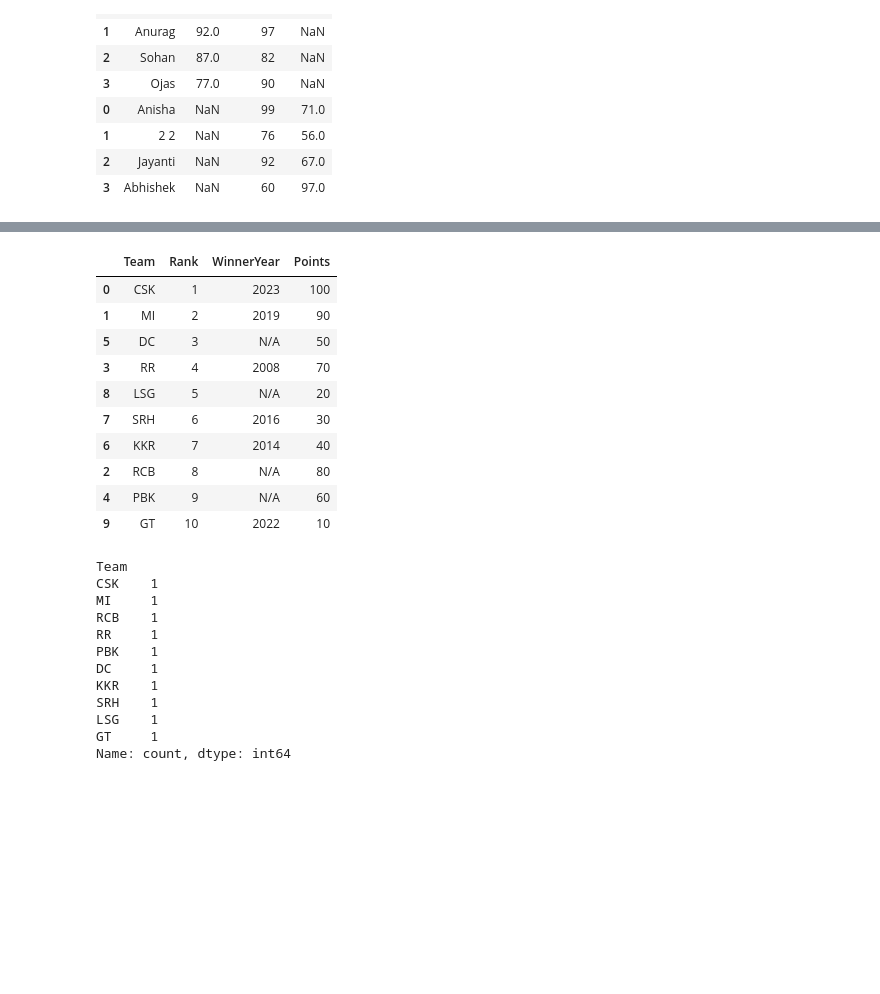
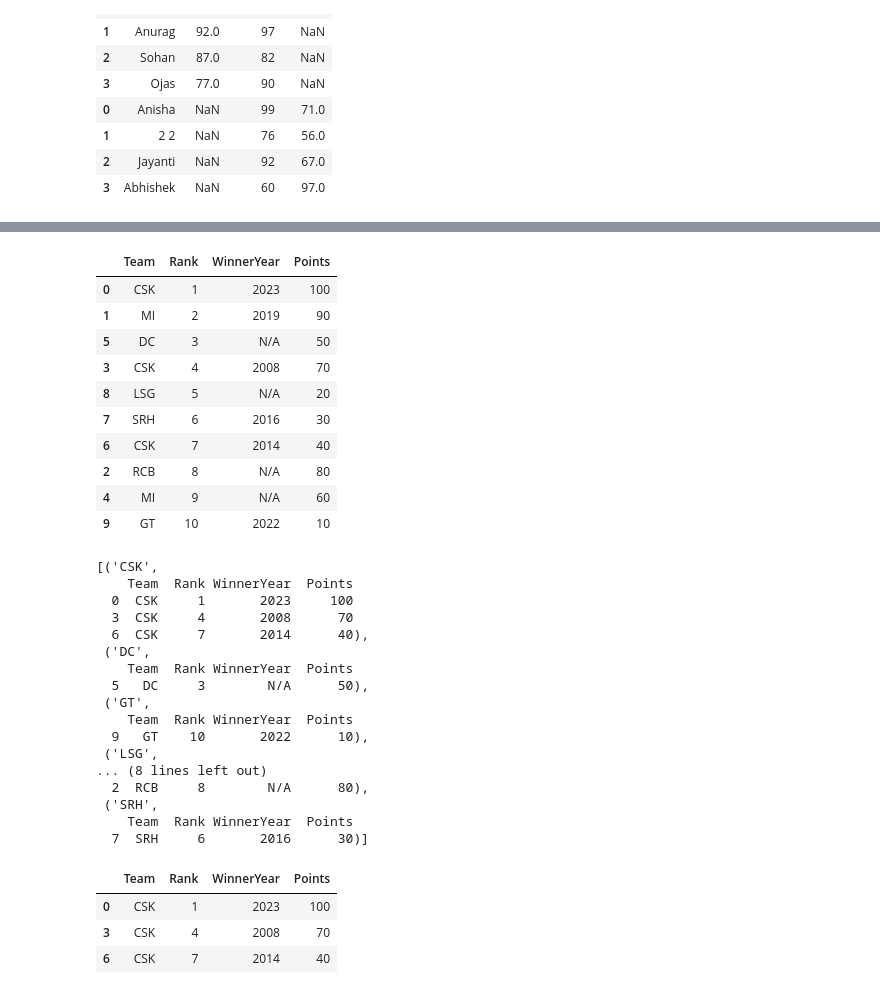
Before and after one commit to SarveshNaik1010/Semester_3, a Jupyter notebook: Data Science/practice.ipynb, the cells around one changed output, grey strips where cells are left out. Drawn from its saved outputs; the diff is of its cells as text; code cells hidden in the pictures; blank space fills up the shorter version.

```diff
--- a/Data Science/practice.ipynb
+++ b/Data Science/practice.ipynb
@@ -45,37 +45,50 @@ pd.concat([s, df1])
 # %%
 iplTeamData = {
-    "Team": ["CSK", "MI", "RCB", "RR", "PBK", "DC", "KKR","SRH" , "LSG", "GT"],
+    "Team": ["CSK", "MI", "RCB", "CSK", "MI", "DC", "CSK","SRH" , "LSG", "GT"],
     "Rank": [1, 2, 8, 4, 9, 3, 7, 6, 5, 10],
     "WinnerYear": [2023, 2019, "N/A", 2008, "N/A", "N/A", 2014, 2016, "N/A", 2022],
     "Points": [100, 90, 80, 70, 60, 50, 40 ,30, 20, 10],
 }
 
-teamsTable = (pd.DataFrame(iplTeamData))
+teamsTable = pd.DataFrame(iplTeamData)
 teamsTable.sort_values("Rank")
 # %% [output]
 |  | Team | Rank | WinnerYear | Points |
 | 0 | CSK | 1 | 2023 | 100 |
 | 1 | MI | 2 | 2019 | 90 |
 | 5 | DC | 3 | N/A | 50 |
-| 3 | RR | 4 | 2008 | 70 |
+| 3 | CSK | 4 | 2008 | 70 |
 | 8 | LSG | 5 | N/A | 20 |
 | 7 | SRH | 6 | 2016 | 30 |
-| 6 | KKR | 7 | 2014 | 40 |
+| 6 | CSK | 7 | 2014 | 40 |
 | 2 | RCB | 8 | N/A | 80 |
-| 4 | PBK | 9 | N/A | 60 |
+| 4 | MI | 9 | N/A | 60 |
 | 9 | GT | 10 | 2022 | 10 |
 # %%
 teamsTable['Team'].value_counts()
+list(teamsTable.groupby('Team'))
 # %% [output]
-Team
-CSK    1
-MI     1
-RCB    1
-RR     1
-PBK    1
-DC     1
-KKR    1
-SRH    1
-LSG    1
-GT     1
-Name: count, dtype: int64
+[('CSK',
+    Team  Rank WinnerYear  Points
+  0  CSK     1       2023     100
+  3  CSK     4       2008      70
+  6  CSK     7       2014      40),
+ ('DC',
+    Team  Rank WinnerYear  Points
+  5   DC     3        N/A      50),
+ ('GT',
+    Team  Rank WinnerYear  Points
+  9   GT    10       2022      10),
+ ('LSG',
+... (8 lines left out)
+  2  RCB     8        N/A      80),
+ ('SRH',
+    Team  Rank WinnerYear  Points
+  7  SRH     6       2016      30)]
+# %%
+teamsTable.groupby('Team').get_group("CSK")
+# %% [output]
+|  | Team | Rank | WinnerYear | Points |
+| 0 | CSK | 1 | 2023 | 100 |
+| 3 | CSK | 4 | 2008 | 70 |
+| 6 | CSK | 7 | 2014 | 40 |
```
Also changed, not shown: parts of 12 cells of this notebook, 6 other files.
